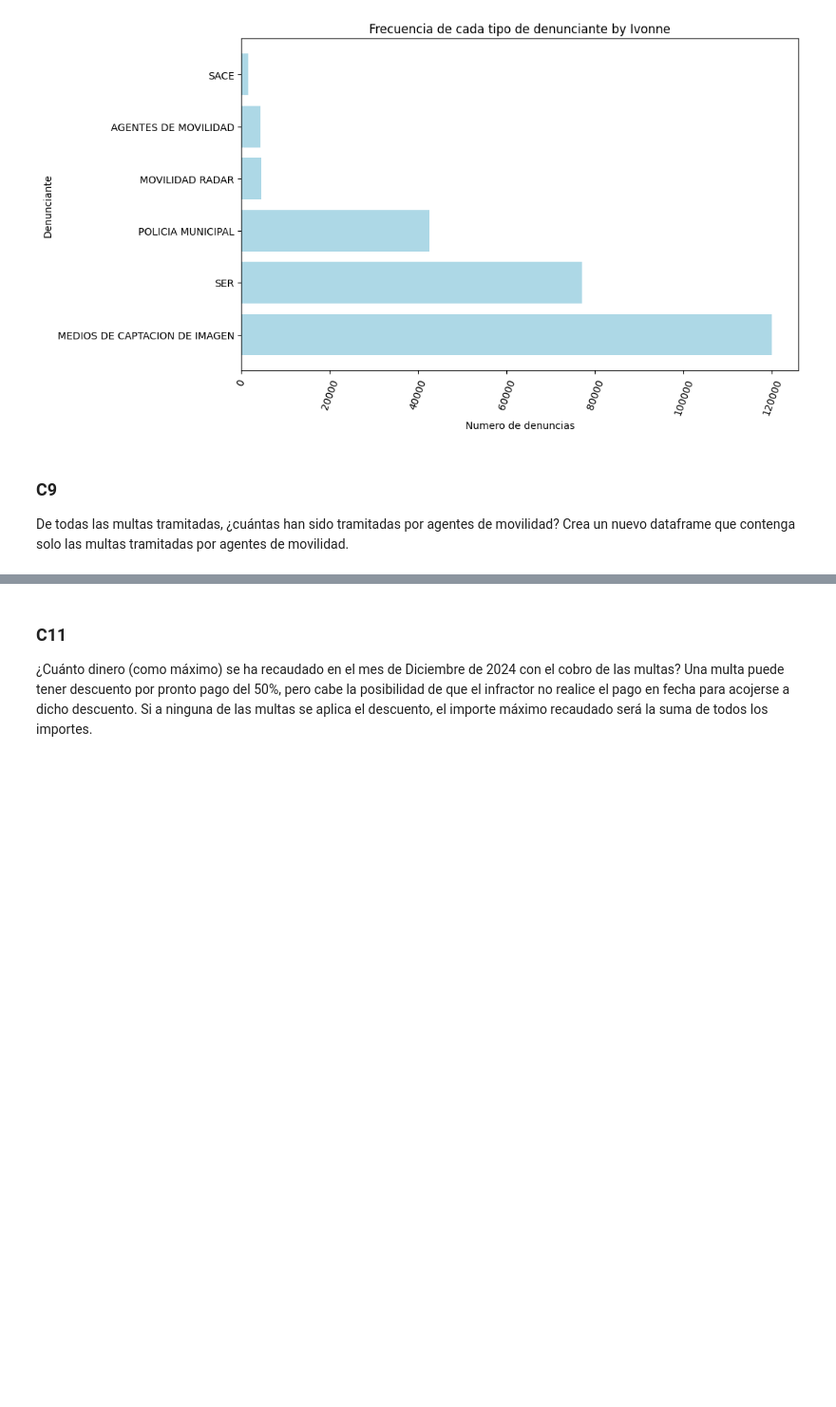
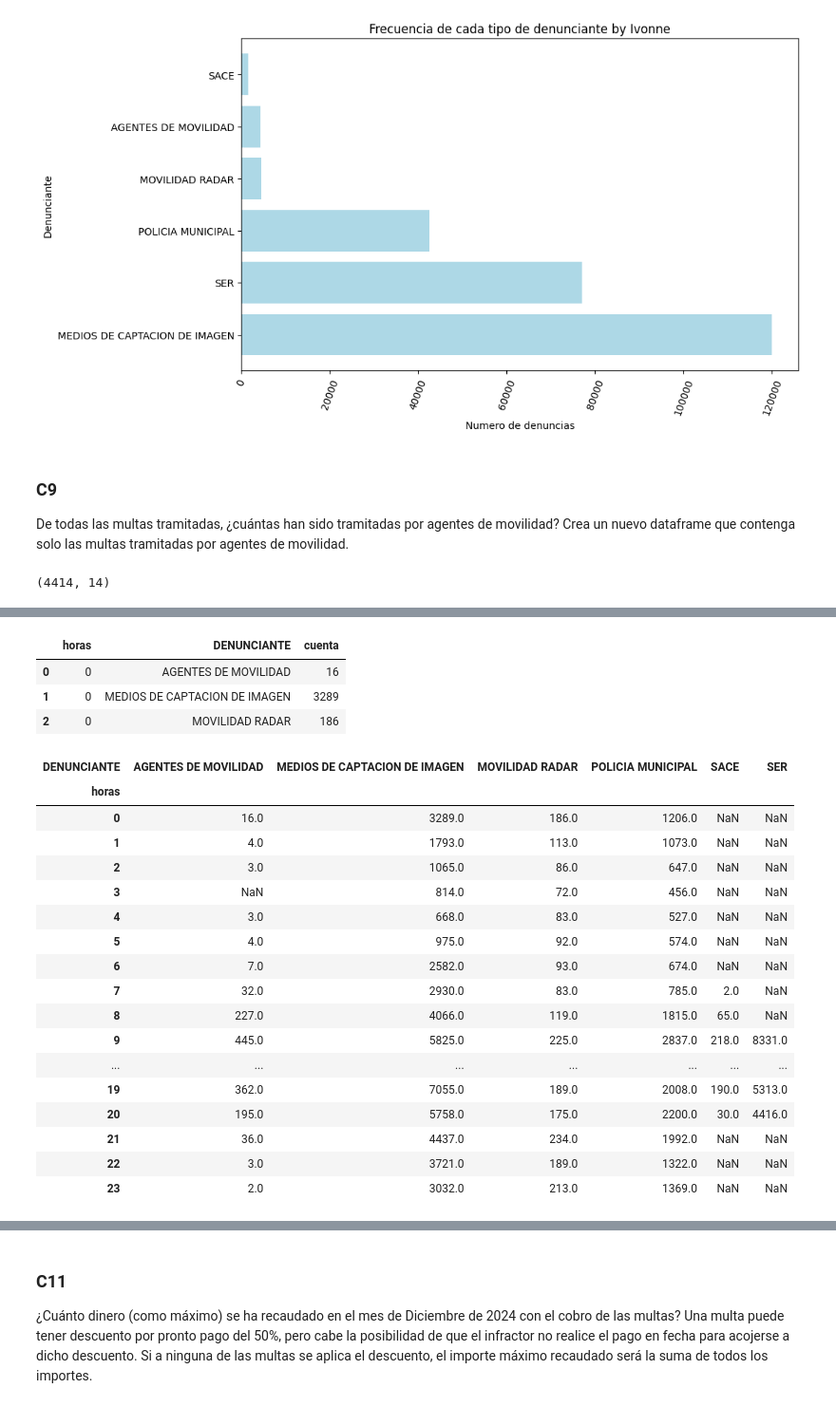
Before and after one commit to TiaIvonne/DataEngineering-AdvancedPython, a Jupyter notebook: enunciado.ipynb, the cells around one changed output, grey strips where cells are left out. Shown: that part at 95% size. Saved outputs shown, nothing was run; the diff lists cells and outputs as text; code cells hidden in the pictures; blank space fills up the shorter version.

```diff
--- a/enunciado.ipynb
+++ b/enunciado.ipynb
@@ -762,3 +781,7 @@ De todas las multas tramitadas, ¿cuántas han sido tramitadas por agentes de mo
+# %%
+multas_movilidad.shape
+# %% [output]
+(4414, 14)
 # %% [markdown]
 ### C10
 
@@ -771,0 +793,41 @@ En este ejercicio se analizará cómo evoluciona el número de multas por hora e
+# %%
+# Solución
+# Crea un df temporal
+temp = multas_clean.copy()
+# Asigna la columna horas basada en el indice
+temp['horas'] = multas_clean.index.hour
+# crea el nuevo dataframe
+multas_hora_denunciante = temp.groupby(['horas', 'DENUNCIANTE']).size().reset_index(name = 'cuenta')
+multas_hora_denunciante.head(3)
+# %% [output]
+|  | horas | DENUNCIANTE | cuenta |
+| 0 | 0 | AGENTES DE MOVILIDAD | 16 |
+| 1 | 0 | MEDIOS DE CAPTACION DE IMAGEN | 3289 |
+| 2 | 0 | MOVILIDAD RADAR | 186 |
+# %%
+# El contenido de la columna denunciante necesita ser pasado a columna y dentro el detalle de la cuenta para crear el grafico
+multas_hora_denunciante_g = multas_hora_denunciante.pivot(
+    index='horas',
+    columns='DENUNCIANTE',
+    values='cuenta',
+)
+multas_hora_denunciante_g
+# %% [output]
+| DENUNCIANTE | AGENTES DE MOVILIDAD | MEDIOS DE CAPTACION DE IMAGEN | MOVILIDAD RADAR | POLICIA MUNICIPAL | SACE | SER |
+| horas |  |  |  |  |  |  |
+| 0 | 16.0 | 3289.0 | 186.0 | 1206.0 | NaN | NaN |
+| 1 | 4.0 | 1793.0 | 113.0 | 1073.0 | NaN | NaN |
+| 2 | 3.0 | 1065.0 | 86.0 | 647.0 | NaN | NaN |
+| 3 | NaN | 814.0 | 72.0 | 456.0 | NaN | NaN |
+| 4 | 3.0 | 668.0 | 83.0 | 527.0 | NaN | NaN |
+| 5 | 4.0 | 975.0 | 92.0 | 574.0 | NaN | NaN |
+| 6 | 7.0 | 2582.0 | 93.0 | 674.0 | NaN | NaN |
+| 7 | 32.0 | 2930.0 | 83.0 | 785.0 | 2.0 | NaN |
+| 8 | 227.0 | 4066.0 | 119.0 | 1815.0 | 65.0 | NaN |
+| 9 | 445.0 | 5825.0 | 225.0 | 2837.0 | 218.0 | 8331.0 |
+| ... | ... | ... | ... | ... | ... | ... |
+| 19 | 362.0 | 7055.0 | 189.0 | 2008.0 | 190.0 | 5313.0 |
+| 20 | 195.0 | 5758.0 | 175.0 | 2200.0 | 30.0 | 4416.0 |
+| 21 | 36.0 | 4437.0 | 234.0 | 1992.0 | NaN | NaN |
+| 22 | 3.0 | 3721.0 | 189.0 | 1322.0 | NaN | NaN |
+| 23 | 2.0 | 3032.0 | 213.0 | 1369.0 | NaN | NaN |
```
Also changed, not shown: parts of 20 cells of this notebook.
